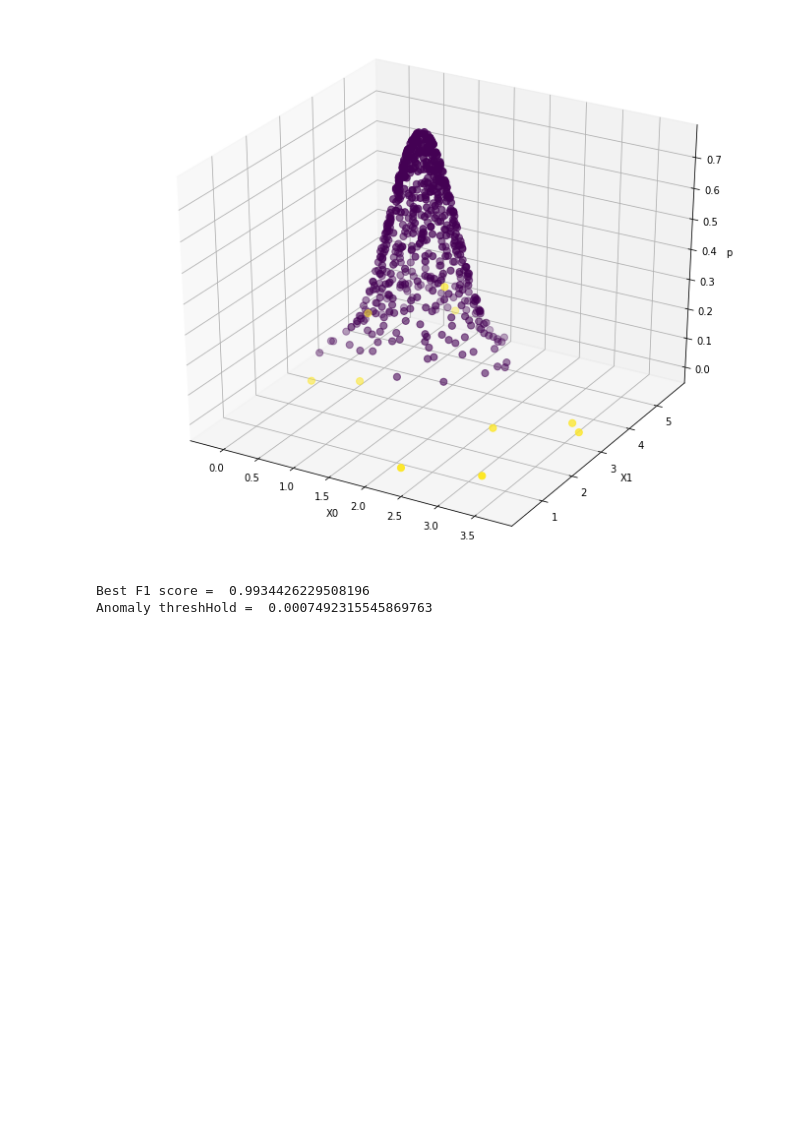
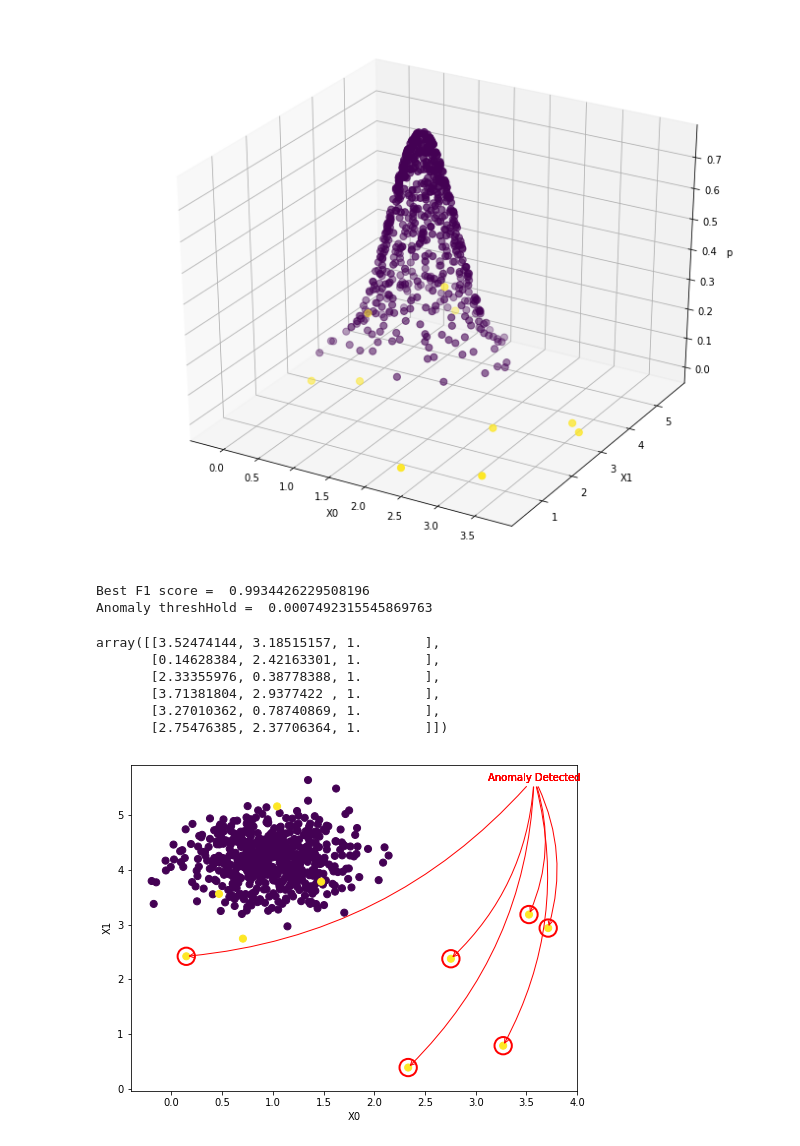
Before and after one commit to jchen8000/MachineLearning, a Jupyter notebook: Anomaly Detection/anomaly_detection.ipynb, the cells around one changed output. Saved outputs shown, nothing was run; the diff lists cells and outputs as text; code cells hidden in the pictures; blank space fills up the shorter version.

```diff
--- a/Anomaly Detection/anomaly_detection.ipynb
+++ b/Anomaly Detection/anomaly_detection.ipynb
@@ -128,0 +125,25 @@ anomaly
+# %%
+anomaly = (p < epsilon)
+X_anomaly = np.column_stack([X, anomaly])
+X_anomaly = X_anomaly[np.where(X_anomaly[:,2] >= 1.)]
+# %%
+X_anomaly
+# %% [output]
+array([[3.52474144, 3.18515157, 1.        ],
+       [0.14628384, 2.42163301, 1.        ],
+       [2.33355976, 0.38778388, 1.        ],
+       [3.71381804, 2.9377422 , 1.        ],
+       [3.27010362, 0.78740869, 1.        ],
+       [2.75476385, 2.37706364, 1.        ]])
+# %%
+plt.figure(figsize=(8,6))
+plt.scatter(X[:, 0], X[:, 1], c=y, s=50, cmap='viridis')
+plt.scatter(X_anomaly[:, 0], X_anomaly[:, 1], s=300, edgecolors='red', facecolors='none', linewidth=2)
+for i in range(X_anomaly.shape[0]):
+    plt.annotate('Anomaly Detected', xy=(X_anomaly[i,0:2]), color='red', textcoords='axes fraction',xytext=(.8, .95),
+                 arrowprops=dict(arrowstyle='->', connectionstyle='arc3,rad=-0.2', color='red'))
+plt.xlabel("X0")
+plt.ylabel('X1')
+plt.show()
+# %% [output]
+[figure, added]
```
Also changed, not shown: parts of 3 cells of this notebook.
